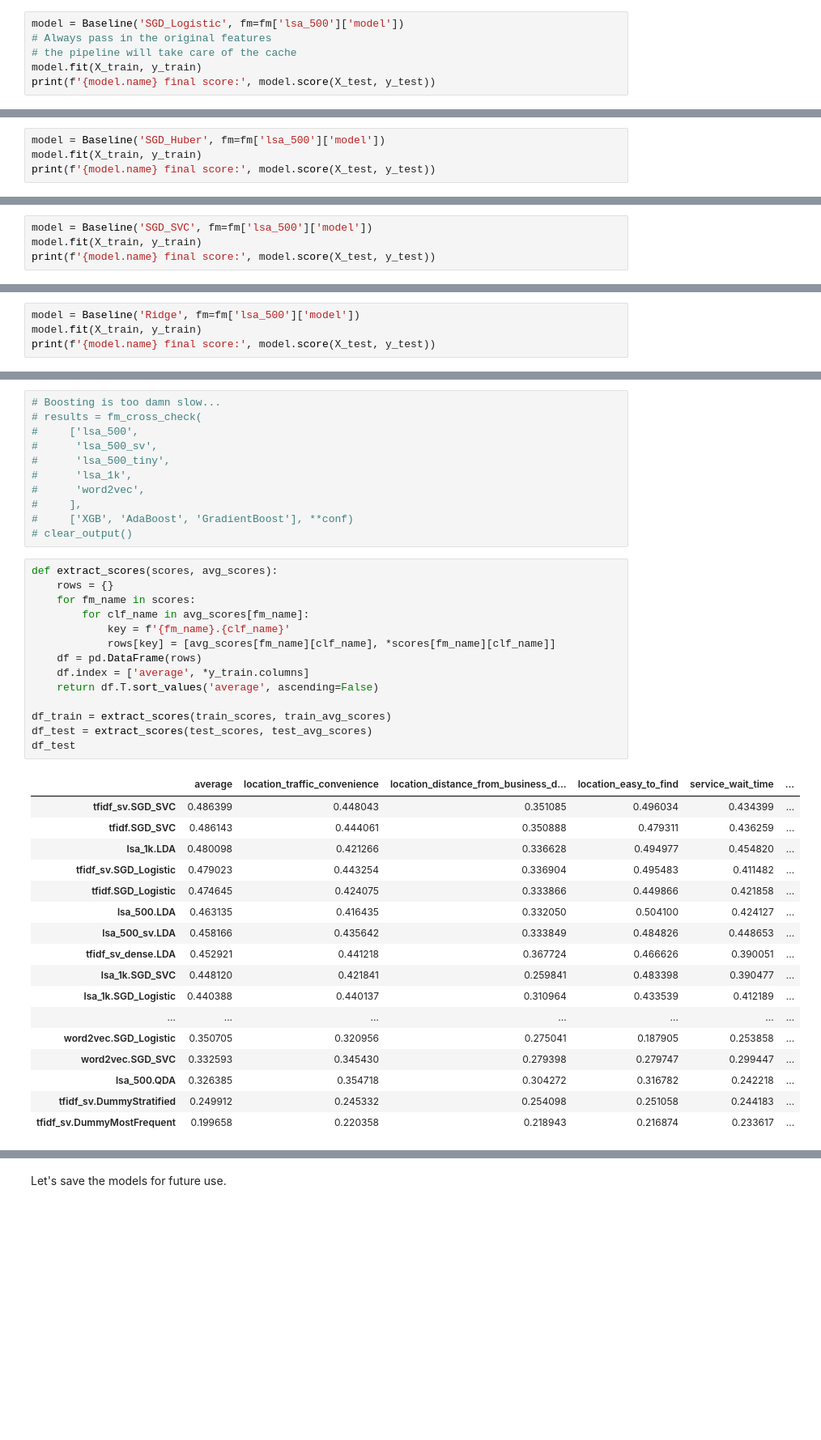
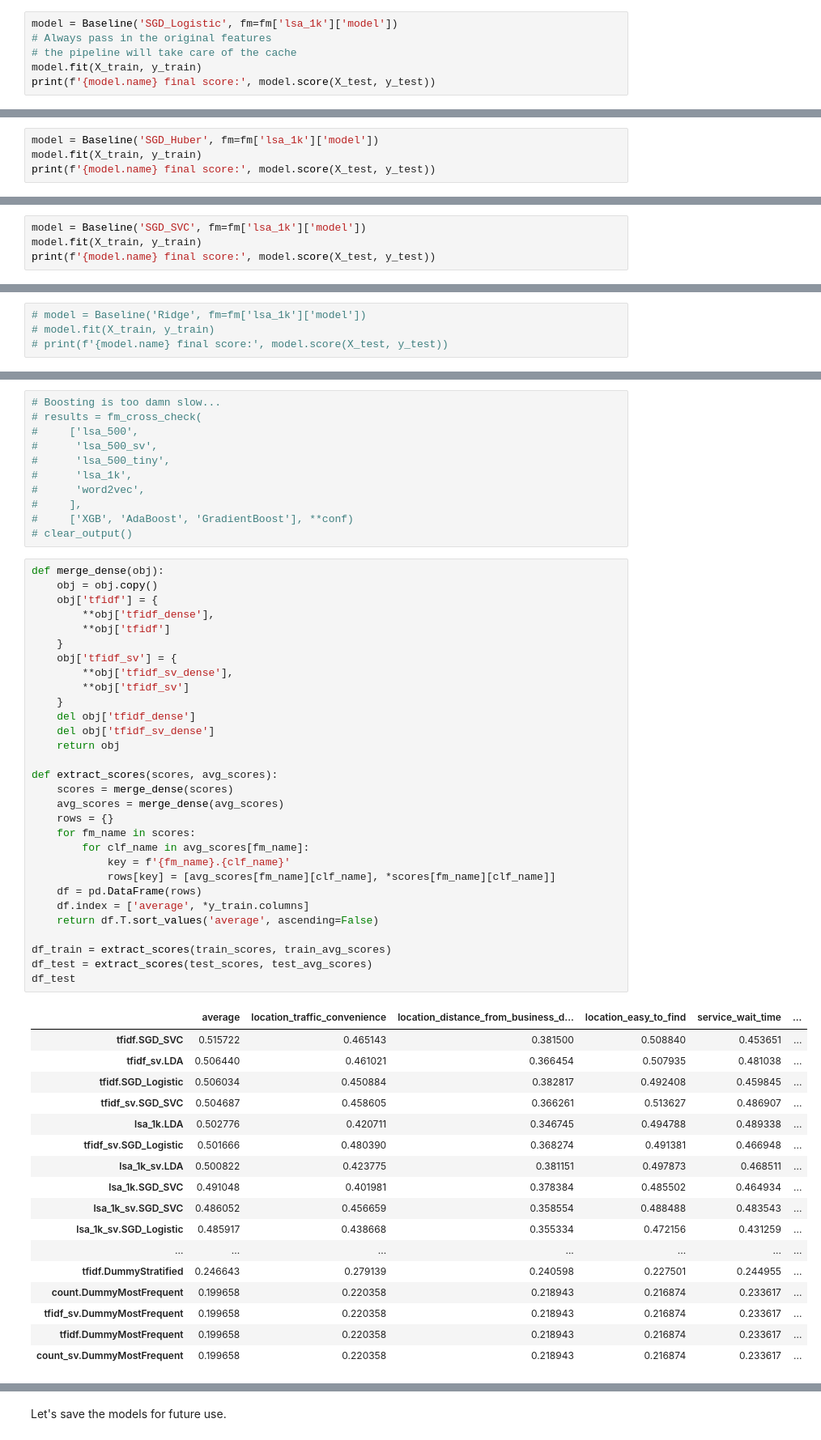
Before and after one commit to ktmud/fsauor2018, a Jupyter notebook: notebooks/2. Model Selection (Chinese).ipynb, the cells around one changed output, grey strips where cells are left out. Shown at 81% size. Drawn from its saved outputs; the diff is of its cells as text; blank space fills up the shorter version.

```diff
--- a/notebooks/2. Model Selection (Chinese).ipynb
+++ b/notebooks/2. Model Selection (Chinese).ipynb
@@ -202,7 +198,7 @@ from fgclassifier.train import fm_cross_check
 # %% [markdown]
 Check a basic model
 # %%
-model = Baseline('SGD_Logistic', fm=fm['lsa_500']['model'])
+model = Baseline('SGD_Logistic', fm=fm['lsa_1k']['model'])
 # Always pass in the original features
 # the pipeline will take care of the cache
 model.fit(X_train, y_train)
@@ -229,7 +211,7 @@ lsa_500_SGD_Logistic final score: 0.441367193763596
 # %% [markdown]
 Logistic is much slower but performs not much better than Stochastic logistic.
 # %%
-model = Baseline('SGD_Huber', fm=fm['lsa_500']['model'])
+model = Baseline('SGD_Huber', fm=fm['lsa_1k']['model'])
 model.fit(X_train, y_train)
 print(f'{model.name} final score:', model.score(X_test, y_test))
 # %% [output]
@@ -254,5 +222,5 @@ lsa_500_SGD_Huber final score: 0.4194666499484197
 # %%
-model = Baseline('SGD_SVC', fm=fm['lsa_500']['model'])
+model = Baseline('SGD_SVC', fm=fm['lsa_1k']['model'])
 model.fit(X_train, y_train)
 print(f'{model.name} final score:', model.score(X_test, y_test))
 # %% [output]
@@ -277,4 +231,4 @@ lsa_500_SGD_SVC final score: 0.4257940975265776
 # %%
-model = Baseline('Ridge', fm=fm['lsa_500']['model'])
-model.fit(X_train, y_train)
-print(f'{model.name} final score:', model.score(X_test, y_test))
+# model = Baseline('Ridge', fm=fm['lsa_1k']['model'])
+# model.fit(X_train, y_train)
+# print(f'{model.name} final score:', model.score(X_test, y_test))
@@ -396,34 +361,50 @@ clear_output()
 #     ['XGB', 'AdaBoost', 'GradientBoost'], **conf)
 # clear_output()
 # %%
+def merge_dense(obj):
+    obj = obj.copy()
+    obj['tfidf'] = {
+        **obj['tfidf_dense'],
+        **obj['tfidf']
+    }
+    obj['tfidf_sv'] = {
+        **obj['tfidf_sv_dense'],
+        **obj['tfidf_sv']
+    }
+    del obj['tfidf_dense']
+    del obj['tfidf_sv_dense']
+    return obj
+
 def extract_scores(scores, avg_scores):
+    scores = merge_dense(scores)
+    avg_scores = merge_dense(avg_scores)
     rows = {}
     for fm_name in scores:
         for clf_name in avg_scores[fm_name]:
             key = f'{fm_name}.{clf_name}'
             rows[key] = [avg_scores[fm_name][clf_name], *scores[fm_name][clf_name]]
     df = pd.DataFrame(rows)
     df.index = ['average', *y_train.columns]
     return df.T.sort_values('average', ascending=False)
 
 df_train = extract_scores(train_scores, train_avg_scores)
 df_test = extract_scores(test_scores, test_avg_scores)
 df_test
 # %% [output]
 |  | average | location_traffic_convenience | location_distance_from_business_d... | location_easy_to_find | service_wait_time | ... |
-| tfidf_sv.SGD_SVC | 0.486399 | 0.448043 | 0.351085 | 0.496034 | 0.434399 | ... |
-| tfidf.SGD_SVC | 0.486143 | 0.444061 | 0.350888 | 0.479311 | 0.436259 | ... |
-| lsa_1k.LDA | 0.480098 | 0.421266 | 0.336628 | 0.494977 | 0.454820 | ... |
-| tfidf_sv.SGD_Logistic | 0.479023 | 0.443254 | 0.336904 | 0.495483 | 0.411482 | ... |
-| tfidf.SGD_Logistic | 0.474645 | 0.424075 | 0.333866 | 0.449866 | 0.421858 | ... |
-| lsa_500.LDA | 0.463135 | 0.416435 | 0.332050 | 0.504100 | 0.424127 | ... |
-| lsa_500_sv.LDA | 0.458166 | 0.435642 | 0.333849 | 0.484826 | 0.448653 | ... |
-| tfidf_sv_dense.LDA | 0.452921 | 0.441218 | 0.367724 | 0.466626 | 0.390051 | ... |
-| lsa_1k.SGD_SVC | 0.448120 | 0.421841 | 0.259841 | 0.483398 | 0.390477 | ... |
-| lsa_1k.SGD_Logistic | 0.440388 | 0.440137 | 0.310964 | 0.433539 | 0.412189 | ... |
+| tfidf.SGD_SVC | 0.515722 | 0.465143 | 0.381500 | 0.508840 | 0.453651 | ... |
+| tfidf_sv.LDA | 0.506440 | 0.461021 | 0.366454 | 0.507935 | 0.481038 | ... |
+| tfidf.SGD_Logistic | 0.506034 | 0.450884 | 0.382817 | 0.492408 | 0.459845 | ... |
+| tfidf_sv.SGD_SVC | 0.504687 | 0.458605 | 0.366261 | 0.513627 | 0.486907 | ... |
+| lsa_1k.LDA | 0.502776 | 0.420711 | 0.346745 | 0.494788 | 0.489338 | ... |
+| tfidf_sv.SGD_Logistic | 0.501666 | 0.480390 | 0.368274 | 0.491381 | 0.466948 | ... |
+| lsa_1k_sv.LDA | 0.500822 | 0.423775 | 0.381151 | 0.497873 | 0.468511 | ... |
+| lsa_1k.SGD_SVC | 0.491048 | 0.401981 | 0.378384 | 0.485502 | 0.464934 | ... |
+| lsa_1k_sv.SGD_SVC | 0.486052 | 0.456659 | 0.358554 | 0.488488 | 0.483543 | ... |
+| lsa_1k_sv.SGD_Logistic | 0.485917 | 0.438668 | 0.355334 | 0.472156 | 0.431259 | ... |
 | ... | ... | ... | ... | ... | ... | ... |
-| word2vec.SGD_Logistic | 0.350705 | 0.320956 | 0.275041 | 0.187905 | 0.253858 | ... |
-| word2vec.SGD_SVC | 0.332593 | 0.345430 | 0.279398 | 0.279747 | 0.299447 | ... |
-| lsa_500.QDA | 0.326385 | 0.354718 | 0.304272 | 0.316782 | 0.242218 | ... |
-| tfidf_sv.DummyStratified | 0.249912 | 0.245332 | 0.254098 | 0.251058 | 0.244183 | ... |
+| tfidf.DummyStratified | 0.246643 | 0.279139 | 0.240598 | 0.227501 | 0.244955 | ... |
+| count.DummyMostFrequent | 0.199658 | 0.220358 | 0.218943 | 0.216874 | 0.233617 | ... |
 | tfidf_sv.DummyMostFrequent | 0.199658 | 0.220358 | 0.218943 | 0.216874 | 0.233617 | ... |
+| tfidf.DummyMostFrequent | 0.199658 | 0.220358 | 0.218943 | 0.216874 | 0.233617 | ... |
+| count_sv.DummyMostFrequent | 0.199658 | 0.220358 | 0.218943 | 0.216874 | 0.233617 | ... |
```
Also changed, not shown: parts of 26 cells of this notebook, 1 other file.
